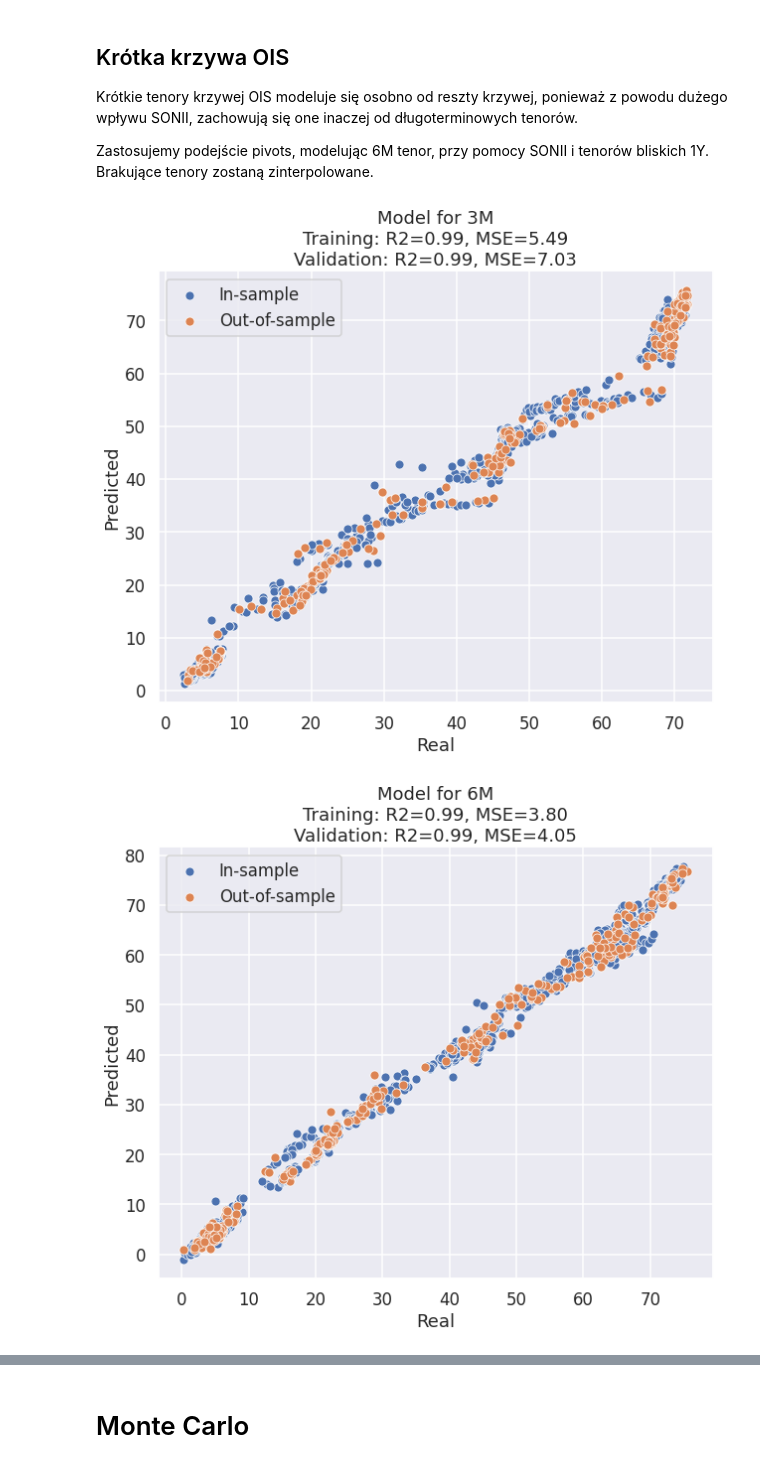
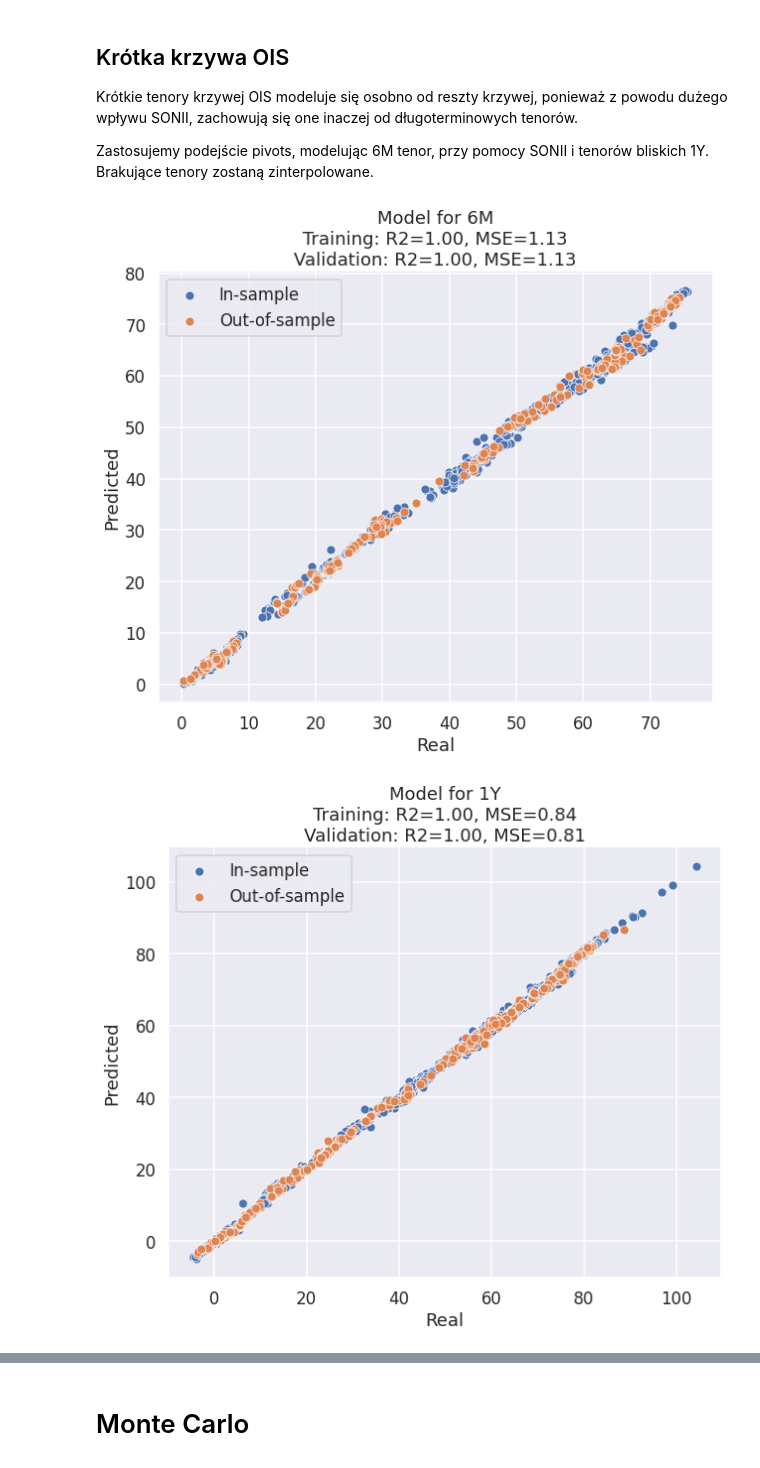
Before and after one commit to PiotMik/OIS_curve_modeling, a Jupyter notebook: OIS_Curve_modelling_3.ipynb, the cells around one changed output, grey strips where cells are left out. Cells and saved outputs as stored; diff of their text form; code cells hidden in the pictures.

```diff
--- a/OIS_Curve_modelling_3.ipynb
+++ b/OIS_Curve_modelling_3.ipynb
@@ -424,6 +424,32 @@ class RegressionShortTermModel():
         self.pivot_tenors = pivot_tenors
         self.cutoff = cutoff
 
+    def get_feature_list(self, tenor: str):
+
+        long_term_tenors_int ={rev_tenor_parser(t) for t in {'6M', '1Y', '1Y6M',
+                                                             '2Y', '2Y6M', '3Y',
+                                                             '3Y6M', '4Y',
+                                                             '4Y6M', '5Y'}}
+
+        cutoff_int = rev_tenor_parser(self.cutoff)
+        long_term_tenors = {tenor_parser(t) for t in long_term_tenors_int if t >= cutoff_int}
+
+
+        pivot_tenors_int = {rev_tenor_parser(t) for t in self.pivot_tenors}
+        tenor_int = rev_tenor_parser(tenor)
+        pivot_tenors = {tenor_parser(t) for t in pivot_tenors_int if t > tenor_int}
+
+        feature_list_int = [rev_tenor_parser(t) for t in sorted(long_term_tenors | pivot_tenors)]
+        feature_list = [tenor_parser(t) for t in feature_list_int]
+
+        skewness_term = tenor_int + 1
+        convexity_term = np.floor((rev_tenor_parser('5Y') + tenor_int)*1./2.)
+
+        skewness_feature = tenor_parser(min(feature_list_int, key=lambda x: abs(x - skewness_term)))
+        convexity_feature = tenor_parser(min(feature_list_int, key=lambda x: abs(x - convexity_term)))
+
+        return feature_list, skewness_feature, convexity_feature
+
     @staticmethod
     def build_models(pivot_tenors):
         model = {pivot: Pipeline([('scaler', StandardScaler()),
@@ -431,34 +457,35 @@ class RegressionShortTermModel():
                                   ('regressor', LassoCV(max_iter=1000000))]) for pivot in pivot_tenors}
         return model
 
-    def extract_features(self, data, X_only=False):
-        features = data.loc[:, self.cutoff:].columns[::10]
+    def extract_features(self, data, pivot, X_only=False):
 
-        X = {pivot: data.loc[:, features] for pivot in self.pivot_tenors}
-        for pivot, X_train in X.items():
-          X_train[f'SONIA-{self.cutoff} spread'] = data['SONIA'] - data[self.cutoff]
-          X_train[f'Skewness factor'] = data['5Y'] - data[self.cutoff]
-          X_train[f'Convexity factor'] = (data['5Y'] + data[self.cutoff])/2.0 - data['3Y']
-
-
+        features, skewness_tenor, convexity_tenor = self.get_feature_list(pivot)
+        X_train = data.loc[:, features]
+        X_train[f'SONIA-{self.cutoff} spread'] = data['SONIA'] - data[self.cutoff]
+        X_train[f'Skewness ({skewness_tenor})'] = data['5Y'] - data[skewness_tenor]
+        X_train[f'Convexity ({convexity_tenor})'] = (data['5Y'] + data[self.cutoff])/2.0 - data[convexity_tenor]
+        X = X_train
         if X_only:
           return X
-        y = {pivot: data[[pivot]].values for pivot in self.pivot_tenors}
+
+        y = data[[pivot]].values
+
         return X, y
 
     def fit(self, data, val_split=None):
         self.models = self.build_models(self.pivot_tenors)
-        X_dict, y_dict = self.extract_features(data)
-        self.train_data = (X_dict, y_dict)
-
+        self.train_data = [{}, {}]
         coefs = {}
         for pivot in self.pivot_tenors:
-          X_train = X_dict[pivot]
-          y_train = y_dict[pivot]
+          X_train, y_train = self.extract_features(data, pivot)
+
           if val_split is not None:
             X_train, X_val, y_train, y_val = train_test_split(X_train,
                                                               y_train,
                                                               test_size=val_split)
+          self.train_data[0][pivot] = X_train
+          self.train_data[1][pivot] = y_train
+
           self.models[pivot].fit(X_train, y_train.ravel())
           coefs[pivot] = pd.DataFrame(self.models[pivot][-1].coef_,
                                       index = self.models[pivot][:-1].get_feature_names_out(),
@@ -470,13 +497,12 @@ class RegressionShortTermModel():
             self.validate_model(pivot, X_val, y_val)
 
     def predict(self, X, tenors):
-        X_pred = self.extract_features(X, X_only=True)
         preds = []
         for pivot in tenors:
           if pivot not in self.pivot_tenors:
             raise ValueError(f'Tenor {pivot} is not modelled.')
-
-          pivot_sim = pd.DataFrame(self.models[pivot].predict(X_pred[pivot]))
+          X_pred = self.extract_features(X, pivot, X_only=True)
+          pivot_sim = pd.DataFrame(self.models[pivot].predict(X_pred))
           pivot_sim.index = X.index
           pivot_sim.columns = [pivot]
           preds.append(pivot_sim)
@@ -501,33 +527,33 @@ class RegressionShortTermModel():
                         y = y_pred.ravel(), label = 'Out-of-sample')
 
         val_r2 = r2_score(y_val, y_pred)
         val_mse = mean_squared_error(y_val, y_pred)
 
         plt.legend()
         plt.title(f'Model for {pivot}\nTraining: R2={train_r2:.2f}, MSE={train_mse:.2f}\nValidation: R2={val_r2:.2f}, MSE={val_mse:.2f}')
 
     def spline(self, rates, kind='quadratic'):
         available_tenors_str = rates.columns
         available_tenors_int = [rev_tenor_parser(tenor_str) for tenor_str in available_tenors_str]
         sp = interp1d(np.array(available_tenors_int), rates.values, kind = kind)
         interpolated = pd.concat([pd.DataFrame(sp(tenor)) for tenor in range(0, 61)], axis=1)
         interpolated.columns = ['SONIA'] + list(ois.columns)
         interpolated.index = rates.index
         return interpolated
 
     def simulate(self, long_tenor_data):
         X = self.extract_features(long_tenor_data, X_only=True)
         preds = []
         for pivot in self.pivot_tenors:
           pivot_sim = pd.DataFrame(self.models[pivot].predict(X[pivot])).T
           pivot_sim.index = long_tenor_data.index[1:]
           pivot_sim.columns = [pivot]
           preds.append(pivot_sim)
         return pd.concat(preds, axis=1)
 
 
-short_term_model = RegressionShortTermModel(pivot_tenors=['3M', '6M', '1Y'], cutoff='2Y')
+short_term_model = RegressionShortTermModel(pivot_tenors=['6M', '1Y'], cutoff='2Y')
 short_term_model.fit(rates, val_split=0.2)
 # %% [output]
-[figure, old version]
+[figure, new version]
-[figure, old version]
+[figure, new version]
```
Also changed, not shown: parts of 8 cells of this notebook.
